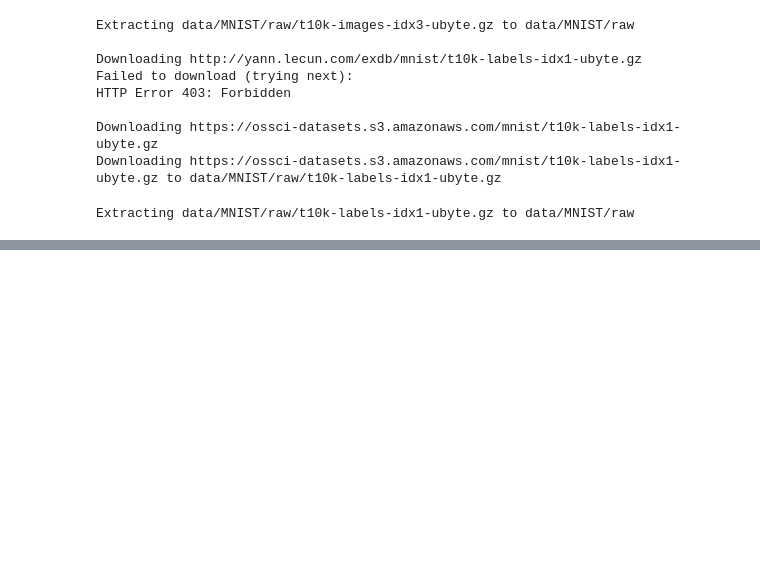
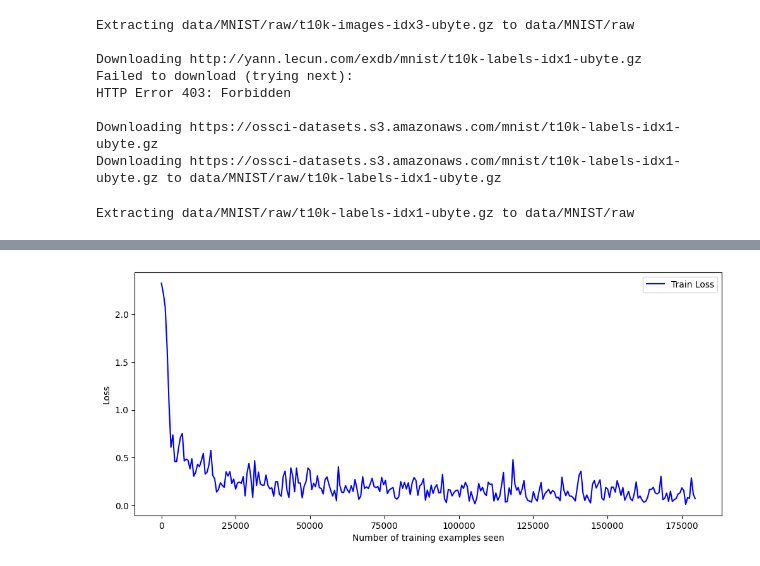
Before and after one commit to omartounsi7/R-Drop-ECE570, a Jupyter notebook: pre_implementation.ipynb, the cells around one changed output, grey strips where cells are left out. Drawn from its saved outputs; the diff is of its cells as text; code cells hidden in the pictures; blank space fills up the shorter version.

```diff
--- a/pre_implementation.ipynb
+++ b/pre_implementation.ipynb
@@ -170,15 +169,0 @@ def train_with_RDrop(model: nn.Module,
-# %%
-class SimpleCNN(nn.Module):
-  def __init__(self):
-    super(SimpleCNN, self).__init__()
-    self.conv = nn.Conv2d(1, 3, kernel_size=5)
-    self.dropout = nn.Dropout(0.5)
-    self.fc = nn.Linear(432, 10)
-
-  def forward(self, x):
-    x = self.conv(x)
-    x = F.relu(F.max_pool2d(x,2))
-    x = self.dropout(x)
-    x = x.view(-1, 432)
-    x = F.relu(self.fc(x))
-    return F.log_softmax(x,-1)
@@ -233,4 +220,20 @@ Finished Training after 15.498905181884766 s
 # %%
+class SimpleCNN(nn.Module):
+  def __init__(self):
+    super(SimpleCNN, self).__init__()
+    self.conv = nn.Conv2d(1, 3, kernel_size=5)
+    self.fc1 = nn.Linear(432, 128)
+    self.fc2 = nn.Linear(128, 10)
+    self.dropout = nn.Dropout(0.5)
+
+  def forward(self, x):
+    x = F.relu(F.max_pool2d(self.conv(x), 2))
+    x = x.view(-1, 432)
+    x = F.relu(self.fc1(x))
+    x = self.dropout(x)
+    x = self.fc2(x)
+    return F.log_softmax(x,-1)
+
 class DeeperCNN(nn.Module):
     def __init__(self):
         super(DeeperCNN, self).__init__()
@@ -359,0 +259,7 @@ Finished Training after 98.63478541374207 s
+# %%
+# SIMPLE CNN WITHOUT RDROP
+model = SimpleCNN()
+optimizer = optim.SGD(model.parameters(), lr=0.01, momentum=0.8)
+max_epochs = 3
+train_std_model(model, optimizer, max_epochs, F.nll_loss, F.nll_loss)
+# %% [output]
@@ -359,0 +283 @@ Finished Training after 98.63478541374207 s
+[figure, added]
```
Also changed, not shown: parts of 14 cells of this notebook.
